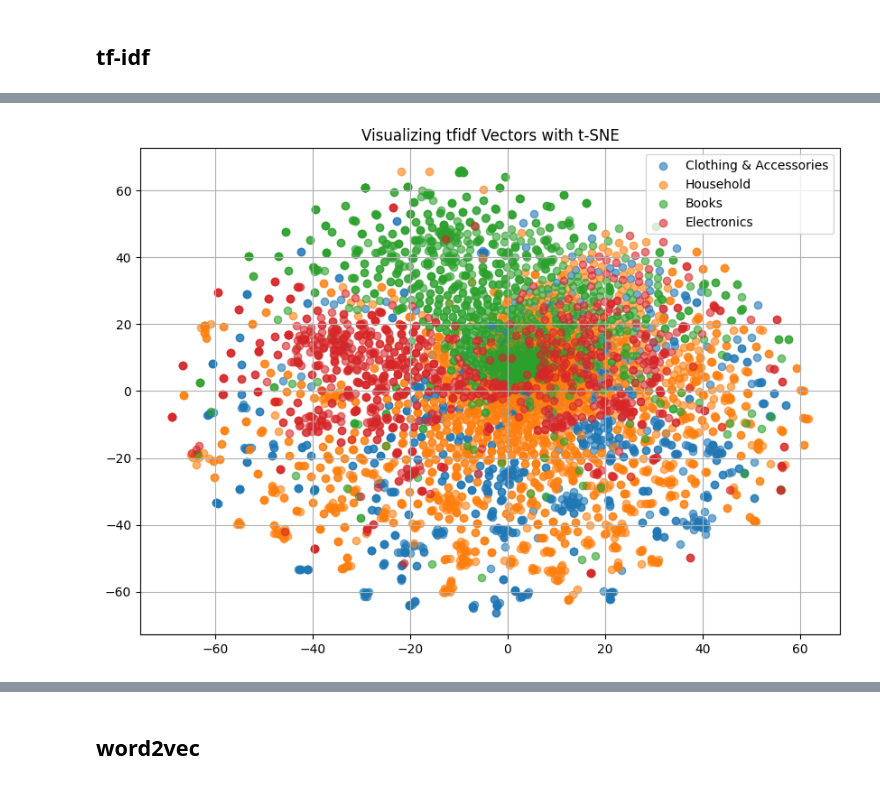
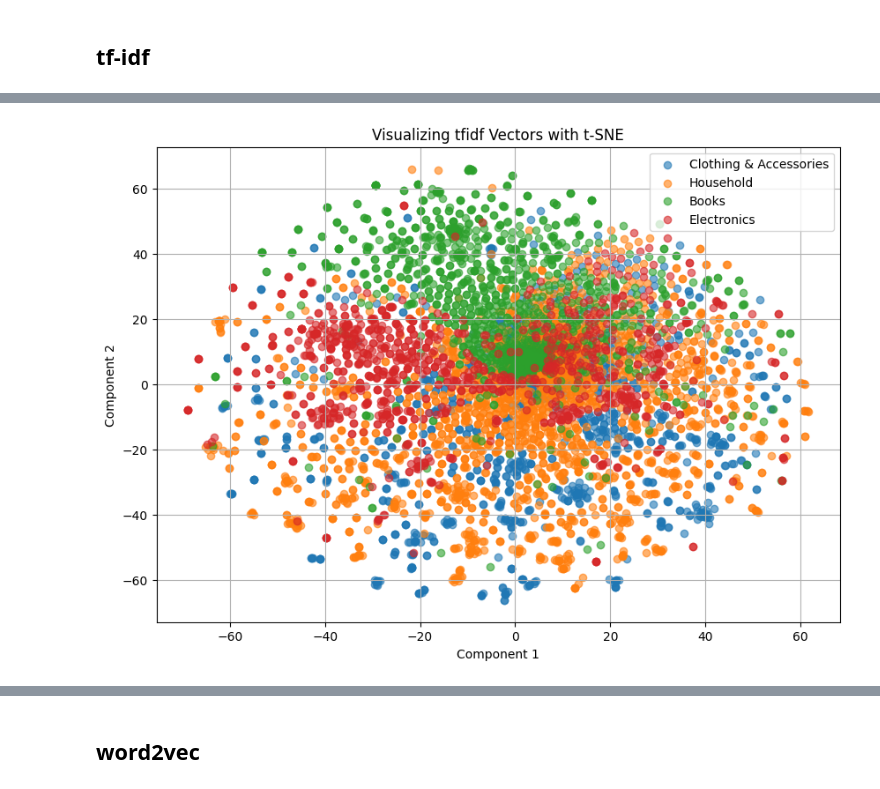
Before and after one commit to MinaJmsh/NLP, a Jupyter notebook: NLP.ipynb, the cells around one changed output, grey strips where cells are left out. Saved outputs shown, nothing was run; the diff lists cells and outputs as text; code cells hidden in the pictures.

```diff
--- a/NLP.ipynb
+++ b/NLP.ipynb
@@ -378,26 +361,28 @@ Clothing & Accessories       0.98      0.93      0.95       189
 # %%
 from sklearn.manifold import TSNE
 import matplotlib.pyplot as plt
 
 
 X_vis = tfidf_matrix
 
 # کاهش ابعاد با t-SNE
 tsne = TSNE(n_components=2, perplexity=30, random_state=42)
 X_2d = tsne.fit_transform(X_vis)
 
 # رسم
 plt.figure(figsize=(10, 7))
 for label in df["category"].unique():
     indices = df["category"] == label
     plt.scatter(X_2d[indices, 0], X_2d[indices, 1], label=label, alpha=0.6)
 
 plt.legend()
 plt.title("Visualizing tfidf Vectors with t-SNE")
+plt.xlabel("Component 1")
+plt.ylabel("Component 2")
 plt.grid(True)
 plt.show()
 # %% [output]
-[figure, old version]
+[figure, new version]
 # %%
 from sklearn.manifold import TSNE
 import matplotlib.pyplot as plt
```
Also changed, not shown: parts of 12 cells of this notebook, 6 other files.
